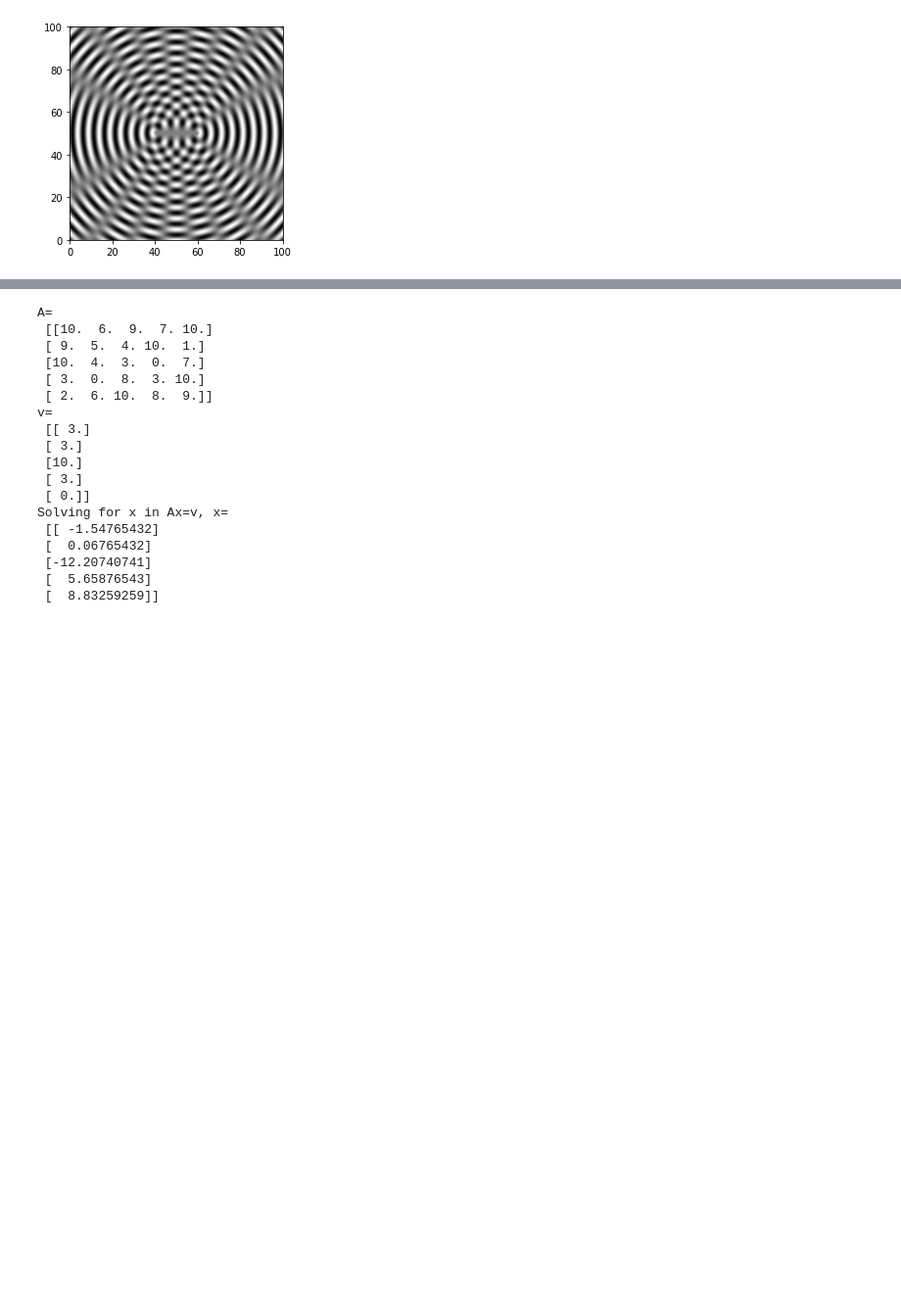
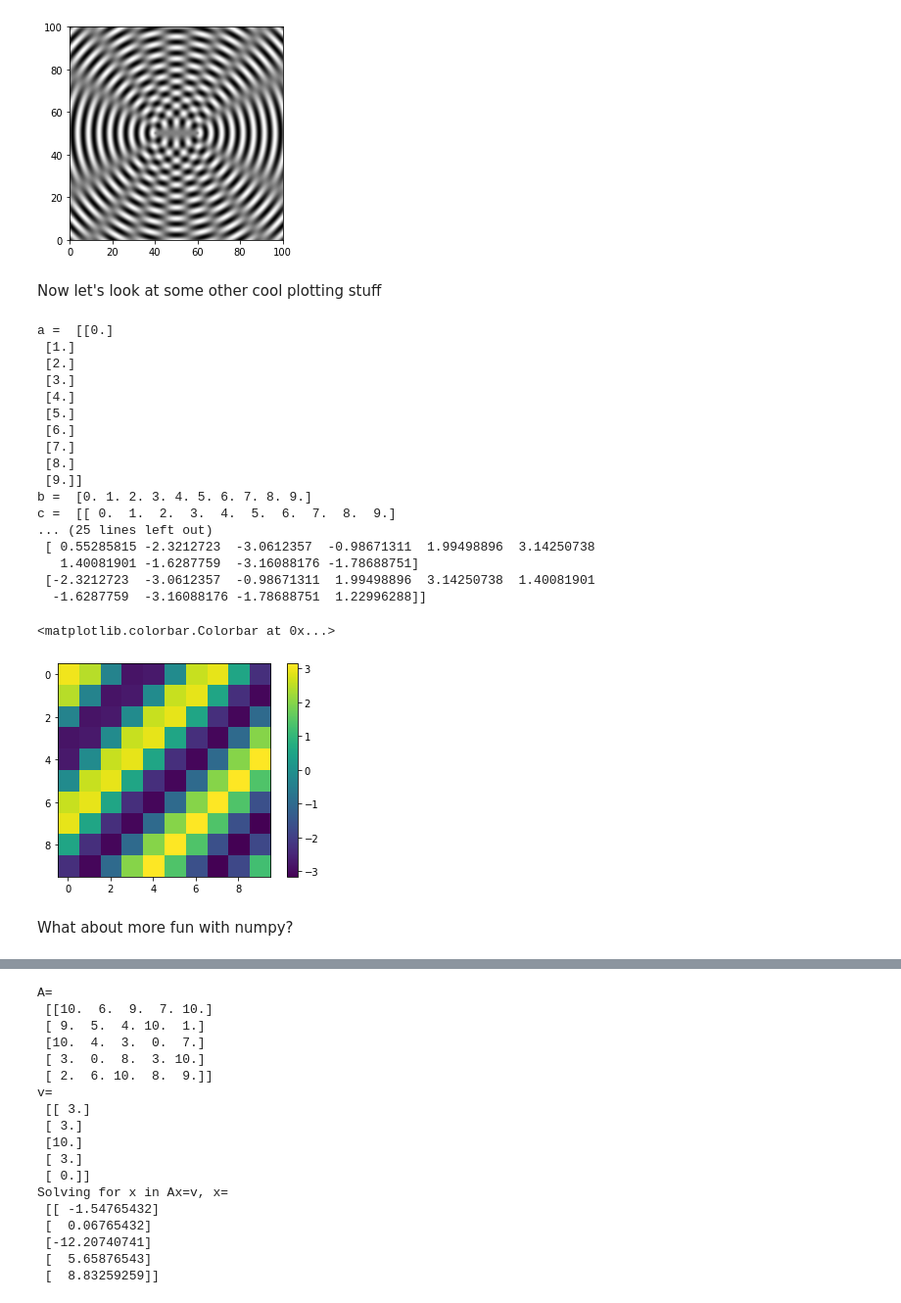
Before and after one commit to NIUCompPhys/Spring2021, a Jupyter notebook: temp2_pynb.ipynb, the cells around one changed output, grey strips where cells are left out. Shown at 98% size. Drawn from its saved outputs; the diff is of its cells as text; code cells hidden in the pictures; blank space fills up the shorter version.

```diff
--- a/temp2_pynb.ipynb
+++ b/temp2_pynb.ipynb
@@ -46,3 +50,40 @@ gray()
 show()
 # %% [output]
 [figure]
+# %% [markdown]
+Now let's look at some other cool plotting stuff
+# %%
+import numpy as np
+import matplotlib.pyplot as plt
+a = np.linspace(0,9,10).reshape(10,1)
+print("a = ",a)
+b = np.linspace(0,9,10)
+print("b = ",b) ## see difference!
+c = a+b
+print("c = ",c)
+d = np.sin(c) + 3*np.cos(c)
+print("d = ",d)
+plt.imshow(d)
+plt.colorbar()
+# %% [output]
+a =  [[0.]
+ [1.]
+ [2.]
+ [3.]
+ [4.]
+ [5.]
+ [6.]
+ [7.]
+ [8.]
+ [9.]]
+b =  [0. 1. 2. 3. 4. 5. 6. 7. 8. 9.]
+c =  [[ 0.  1.  2.  3.  4.  5.  6.  7.  8.  9.]
+... (25 lines left out)
+ [ 0.55285815 -2.3212723  -3.0612357  -0.98671311  1.99498896  3.14250738
+   1.40081901 -1.6287759  -3.16088176 -1.78688751]
+ [-2.3212723  -3.0612357  -0.98671311  1.99498896  3.14250738  1.40081901
+  -1.6287759  -3.16088176 -1.78688751  1.22996288]]
+<matplotlib.colorbar.Colorbar at 0x...>
+[figure, added]
+# %% [markdown]
+What about more fun with numpy?
```
Also changed, not shown: parts of 3 cells of this notebook.
